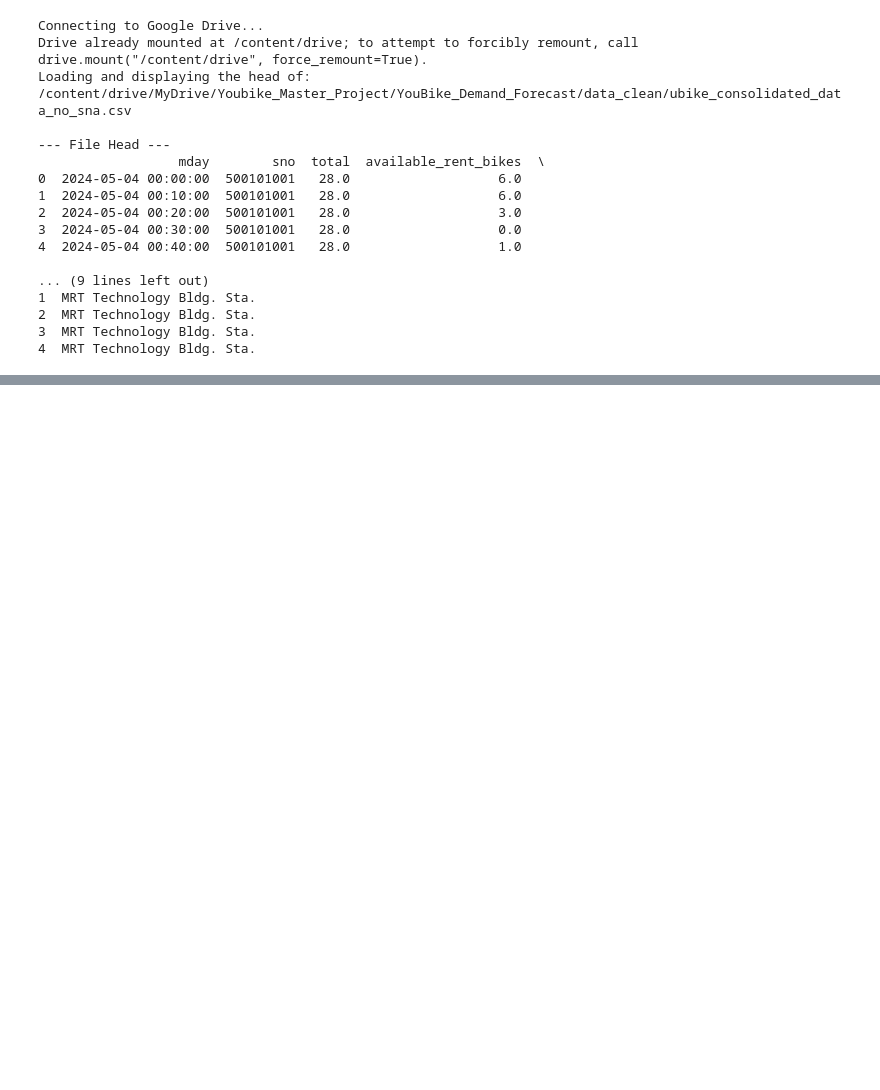
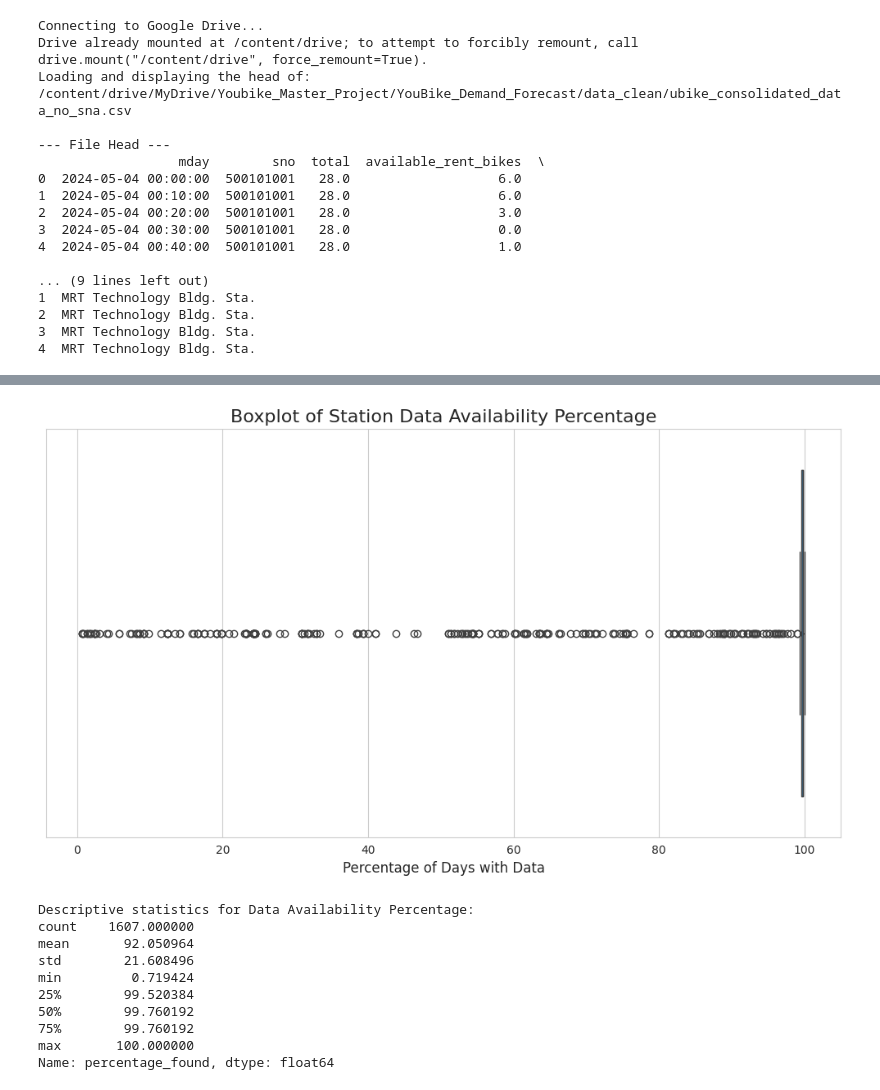
Before and after one commit to NRek95/YouBike_Demand_Forecast, a Jupyter notebook: notebooks/ubike_snapshot_prep.ipynb, the cells around one changed output, grey strips where cells are left out. Drawn from its saved outputs; the diff is of its cells as text; code cells hidden in the pictures; blank space fills up the shorter version.

```diff
--- a/notebooks/ubike_snapshot_prep.ipynb
+++ b/notebooks/ubike_snapshot_prep.ipynb
@@ -1518,0 +1847,34 @@ Loading and displaying the head of: /content/drive/MyDrive/Youbike_Master_Projec
+# %%
+import matplotlib.pyplot as plt
+import seaborn as sns
+
+# Set the style for the plots
+sns.set_style("whitegrid")
+
+# Create a boxplot of the 'percentage_found' column
+plt.figure(figsize=(10, 6))
+sns.boxplot(x=availability_df_sorted['percentage_found'])
+
+# Add titles and labels
+plt.title('Boxplot of Station Data Availability Percentage', fontsize=16)
+plt.xlabel('Percentage of Days with Data', fontsize=12)
+
+# Show the plot
+plt.tight_layout()
+plt.show()
+
+# Optionally, display descriptive statistics
+print("\nDescriptive statistics for Data Availability Percentage:")
+print(availability_df_sorted['percentage_found'].describe())
+# %% [output]
+[figure, added]
+Descriptive statistics for Data Availability Percentage:
+count    1607.000000
+mean       92.050964
+std        21.608496
+min         0.719424
+25%        99.520384
+50%        99.760192
+75%        99.760192
+max       100.000000
+Name: percentage_found, dtype: float64
```
Also changed, not shown: parts of 23 cells of this notebook.
